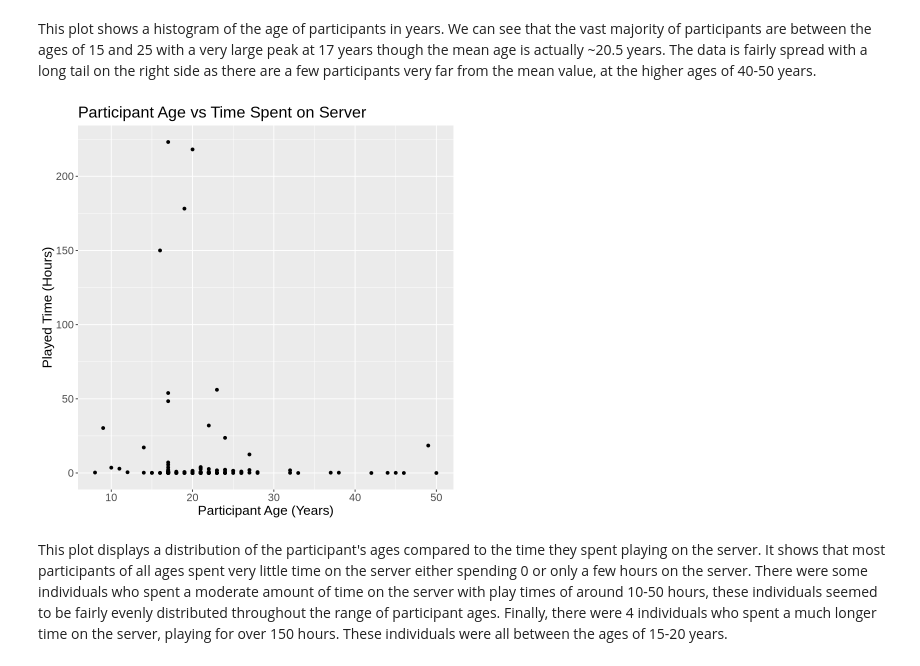
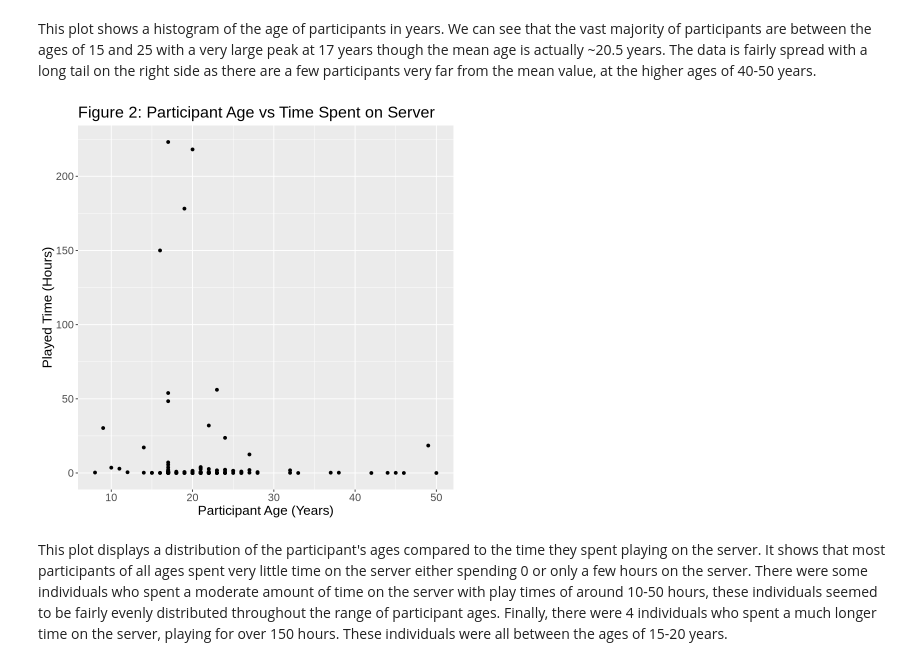
Before and after one commit to Lauryn17/dsci-100-2025-group-25, a Jupyter notebook: project_final.ipynb, the cells around one changed output. Drawn from its saved outputs; the diff is of its cells as text; code cells hidden in the pictures.

```diff
--- a/project_final.ipynb
+++ b/project_final.ipynb
@@ -107,13 +122,13 @@ This plot shows a histogram of the age of participants in years. We can see that
 # %%
 plot_age <- players |>
     ggplot(aes(x = Age, y = played_hours)) +
     geom_point() +
     labs(x = "Participant Age (Years)", y = "Played Time (Hours)") +
-    ggtitle("Participant Age vs Time Spent on Server") +
+    ggtitle("Figure 2: Participant Age vs Time Spent on Server") +
     theme(text = element_text(size = 16))
 plot_age
 # %% [output]
-[figure, old version]
+[figure, new version]
 # %% [markdown]
 This plot displays a distribution of the participant's ages compared to the time they spent playing on the server. It shows that most participants of all ages spent very little time on the server either spending 0 or only a few hours on the server. There were some individuals who spent a moderate amount of time on the server with play times of around 10-50 hours, these individuals seemed to be fairly evenly distributed throughout the range of participant ages. Finally, there were 4 individuals who spent a much longer time on the server, playing for over 150 hours. These individuals were all between the ages of 15-20 years.
 # %%
```
Also changed, not shown: parts of 2 cells of this notebook.
